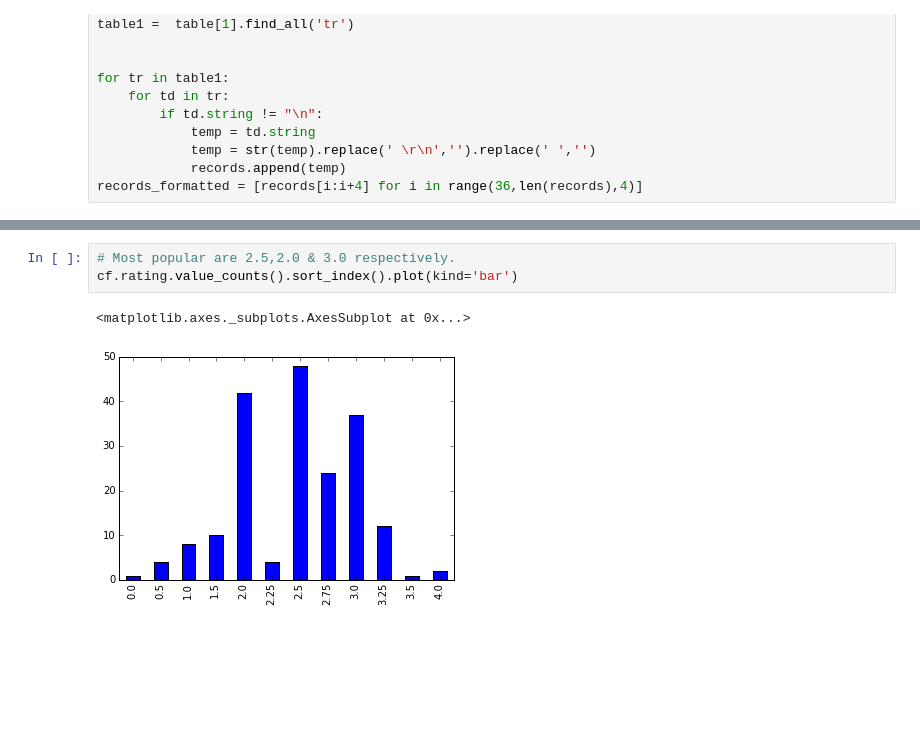
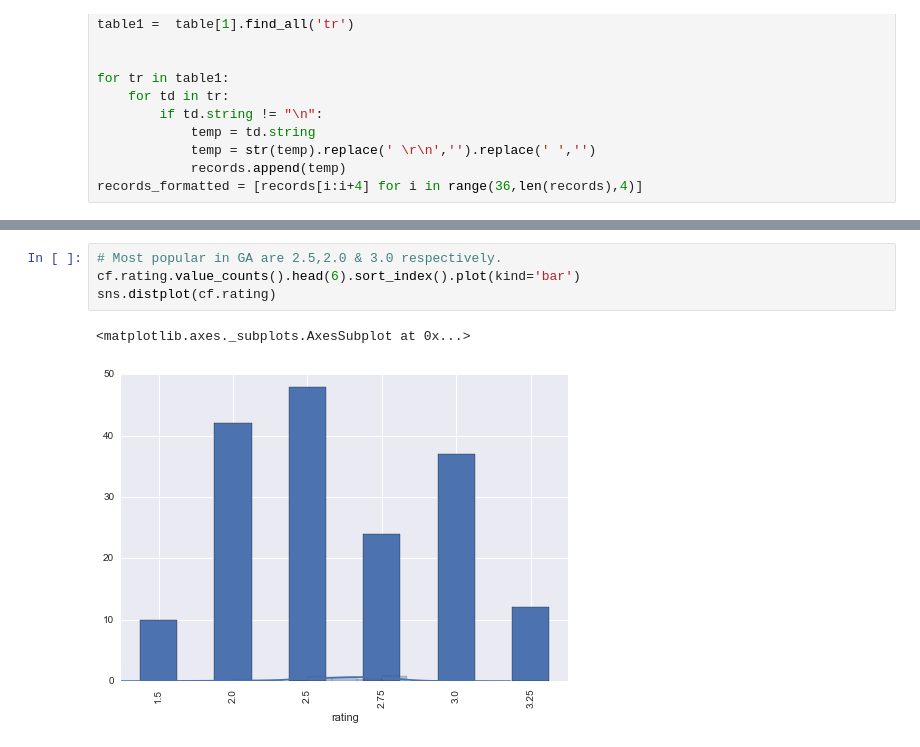
Before and after one commit to spinupol/Exploratory_Data_Analysis, a Jupyter notebook: EDA_telugu_movie_ratings.ipynb, the cells around one changed output, grey strips where cells are left out. Saved outputs shown, nothing was run; the diff lists cells and outputs as text; blank space fills up the shorter version.

```diff
--- a/EDA_telugu_movie_ratings.ipynb
+++ b/EDA_telugu_movie_ratings.ipynb
@@ -138,6 +179,7 @@ ible.head(3)
 # %%
-# Most popular are 2.5,2.0 & 3.0 respectively.
-cf.rating.value_counts().sort_index().plot(kind='bar')
+# Most popular in GA are 2.5,2.0 & 3.0 respectively.
+cf.rating.value_counts().head(6).sort_index().plot(kind='bar')
+sns.distplot(cf.rating)
 # %% [output]
 <matplotlib.axes._subplots.AxesSubplot at 0x...>
-[figure, old version]
+[figure, new version]
```
Also changed, not shown: parts of 21 cells of this notebook.
